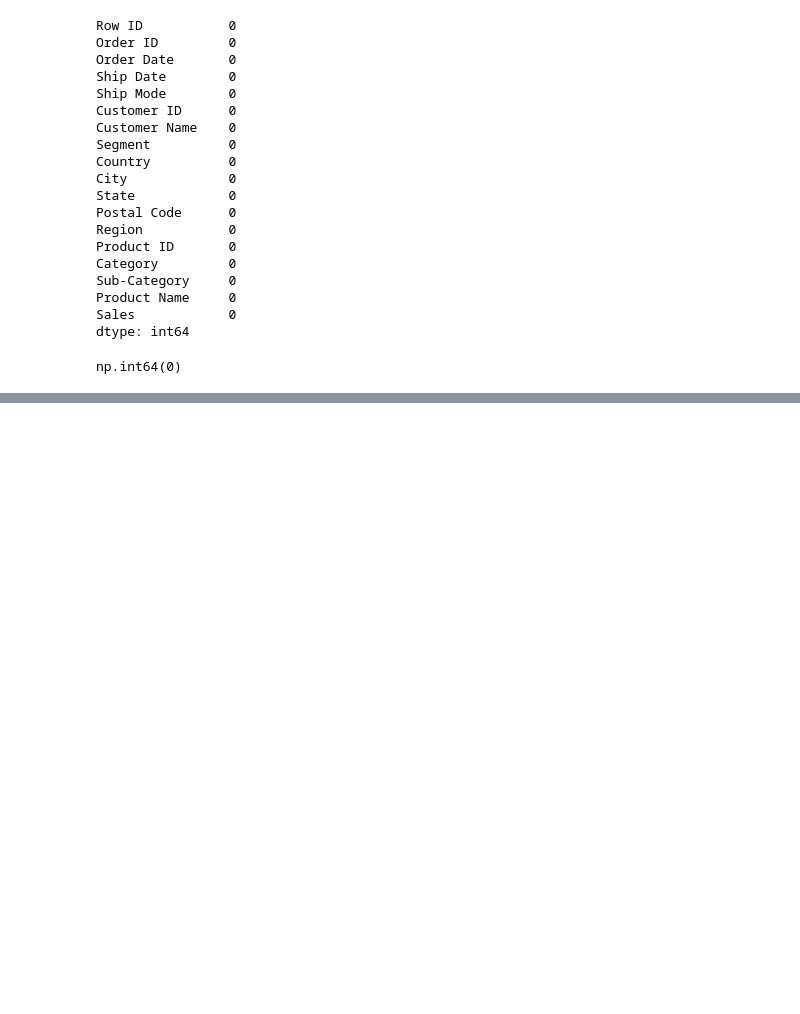
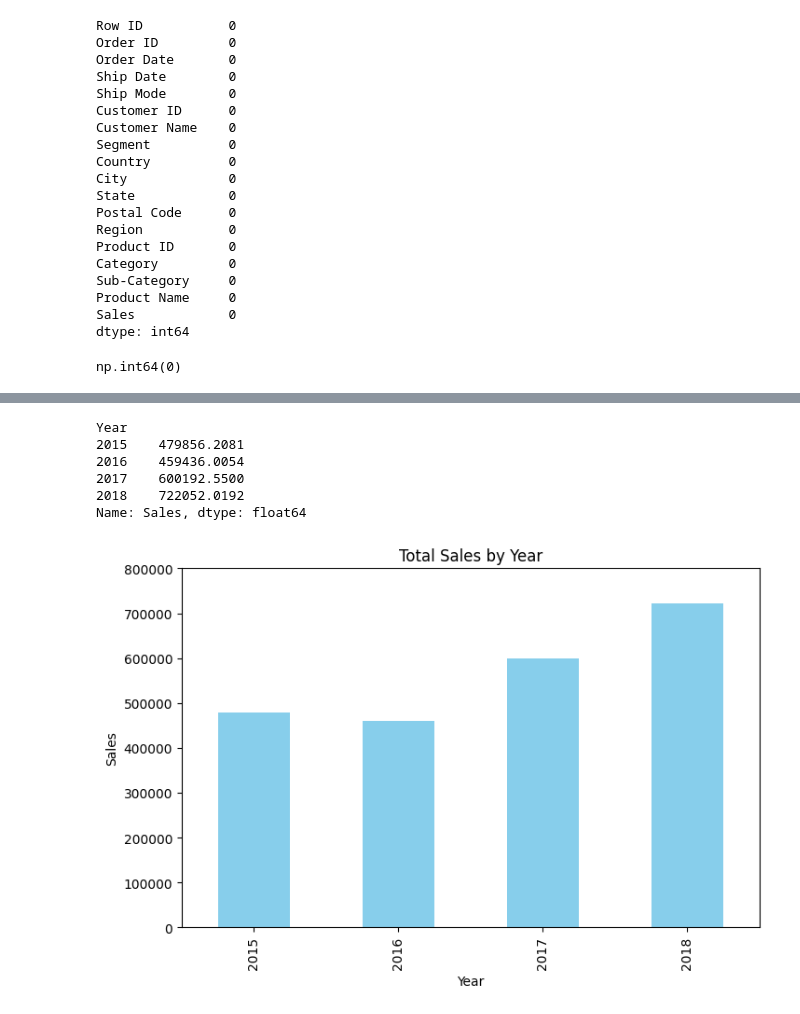
Before and after one commit to Feian-osa/Minor-Internship-project, a Jupyter notebook: notebooks/superstore_sales_dashboard.ipynb, the cells around one changed output, grey strips where cells are left out. Drawn from its saved outputs; the diff is of its cells as text; code cells hidden in the pictures; blank space fills up the shorter version.

Commit message:
Superstore sales dashboard: total sales by year

```diff
--- a/notebooks/superstore_sales_dashboard.ipynb
+++ b/notebooks/superstore_sales_dashboard.ipynb
@@ -91,0 +170,6 @@ np.int64(0)
+# %%
+data['Month Name'] = data['Order Date'].dt.month_name()
+# %%
+data['Profit'] = data ['Sales']*0.20  ## assuming profit to be 20 percent
+# %%
+data['Profit Margin'] = data['Profit']*100 / data['Sales'] ##i think we dont need to add profit margin column since it is considered 20 percent for everything
@@ -91,0 +270,18 @@ np.int64(0)
+# %%
+sales_by_year = data.groupby('Year')['Sales'].sum()
+# %%
+sales_by_year
+# %% [output]
+Year
+2015    479856.2081
+2016    459436.0054
+2017    600192.5500
+2018    722052.0192
+Name: Sales, dtype: float64
+# %%
+sales_by_year.plot(kind='bar', figsize=(8,5), title='Total Sales by Year', color='skyblue')
+plt.ylabel('Sales')
+plt.ylim(0, 800000)
+plt.show()
+# %% [output]
+[figure, added]
```
Also changed, not shown: parts of 21 cells of this notebook.
